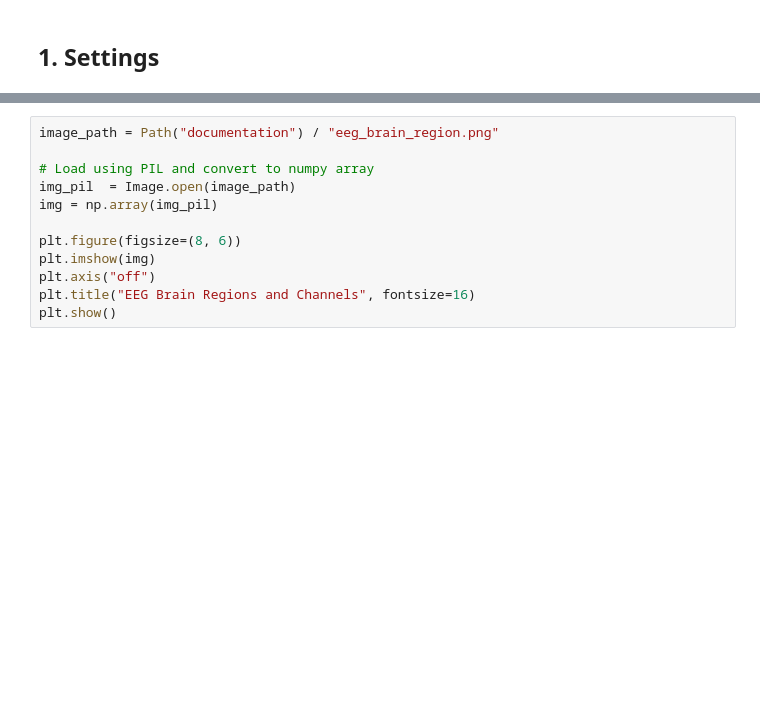
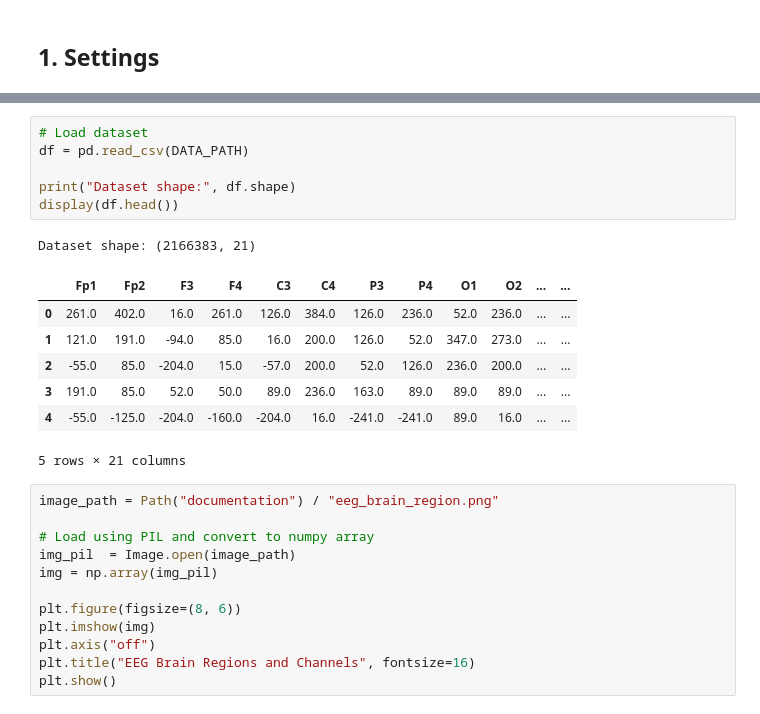
Before and after one commit to noemiaime/ADHDvsControl_EEG, a Jupyter notebook: 1a_features_extraction.ipynb, the cells around one changed output, grey strips where cells are left out. Cells and saved outputs as stored; diff of their text form; blank space fills up the shorter version.

```diff
--- a/1a_features_extraction.ipynb
+++ b/1a_features_extraction.ipynb
@@ -32,3 +44,18 @@ Output directory: outputs
+# %%
+# Load dataset
+df = pd.read_csv(DATA_PATH)
+
+print("Dataset shape:", df.shape)
+display(df.head())
+# %% [output]
+Dataset shape: (2166383, 21)
+|  | Fp1 | Fp2 | F3 | F4 | C3 | C4 | P3 | P4 | O1 | O2 | ... | ... |
+| 0 | 261.0 | 402.0 | 16.0 | 261.0 | 126.0 | 384.0 | 126.0 | 236.0 | 52.0 | 236.0 | ... | ... |
+| 1 | 121.0 | 191.0 | -94.0 | 85.0 | 16.0 | 200.0 | 126.0 | 52.0 | 347.0 | 273.0 | ... | ... |
+| 2 | -55.0 | 85.0 | -204.0 | 15.0 | -57.0 | 200.0 | 52.0 | 126.0 | 236.0 | 200.0 | ... | ... |
+| 3 | 191.0 | 85.0 | 52.0 | 50.0 | 89.0 | 236.0 | 163.0 | 89.0 | 89.0 | 89.0 | ... | ... |
+| 4 | -55.0 | -125.0 | -204.0 | -160.0 | -204.0 | 16.0 | -241.0 | -241.0 | 89.0 | 16.0 | ... | ... |
+5 rows × 21 columns
 # %%
 image_path = Path("documentation") / "eeg_brain_region.png"
 
```
Also changed, not shown: parts of 2 cells of this notebook, 19 other files.
